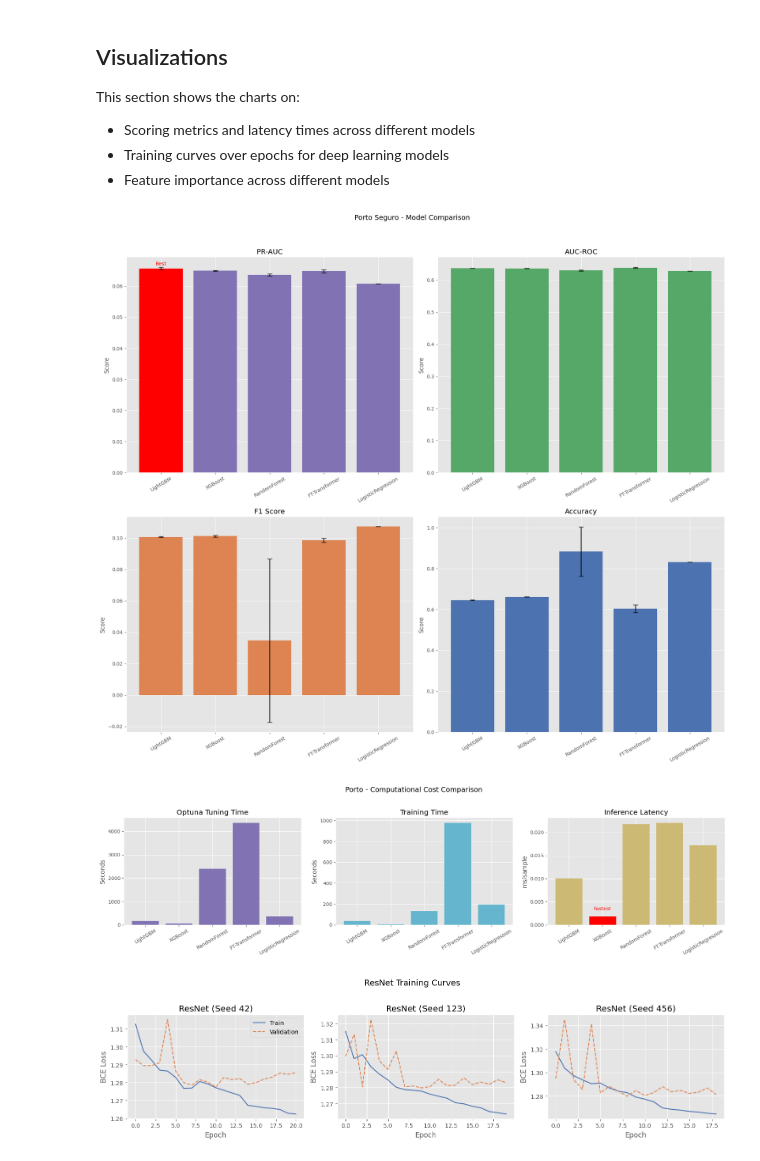
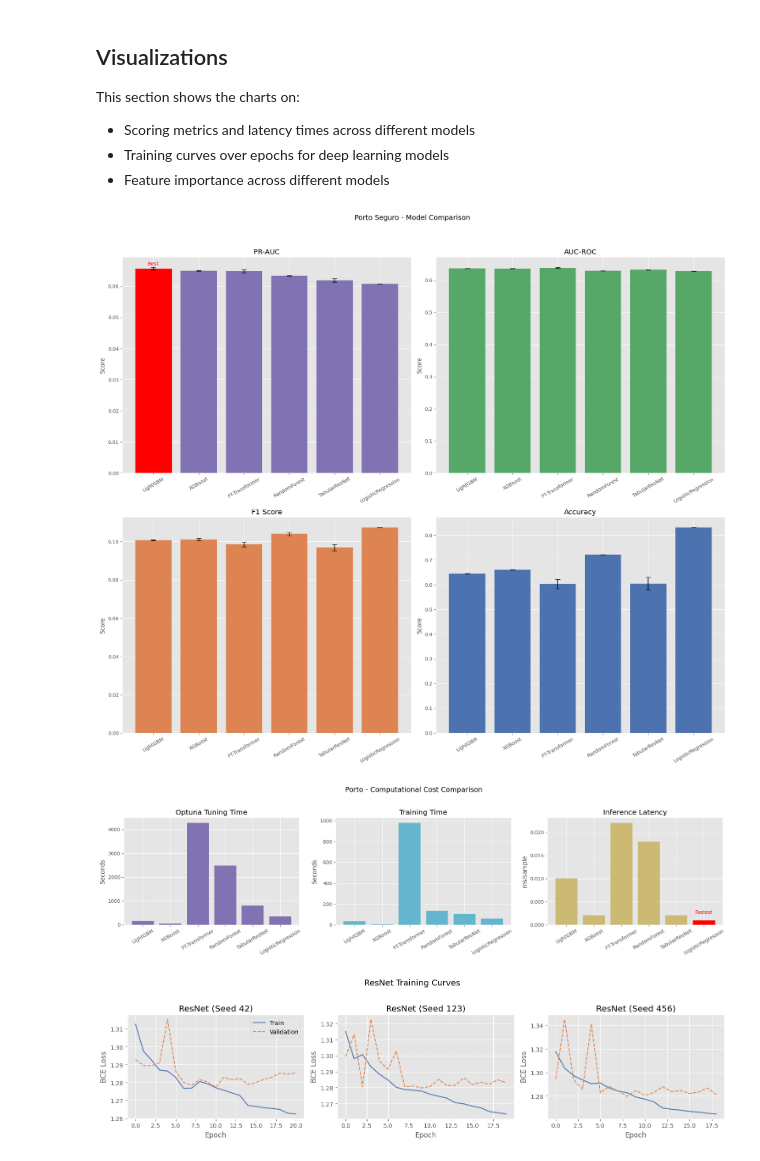
Before and after one commit to yongseng87/DSS5104-Assignment-2, a Jupyter notebook: dataset3_porto_seguro_goris.ipynb, the cells around one changed output. Drawn from its saved outputs; the diff is of its cells as text; code cells hidden in the pictures.

```diff
--- a/dataset3_porto_seguro_goris.ipynb
+++ b/dataset3_porto_seguro_goris.ipynb
@@ -1766,8 +1766,8 @@ This section shows the charts on:
 # %%
 # Plot settings
 methods = [
-    "LightGBM", "XGBoost", "RandomForest",
-    "FT-Transformer", "LogisticRegression", "ResNet"
+    "LightGBM", "XGBoost", "FT-Transformer",
+    "RandomForest", "TabularResNet", "LogisticRegression",
 ]
 
 plt.style.use("ggplot")
@@ -1848,7 +1848,9 @@ axes[1, 1].tick_params(axis="x", rotation=30)
 
 fig.suptitle("Porto Seguro - Model Comparison", fontsize=14)
 fig.tight_layout(rect=[0, 0, 1, 0.95])
+fig.savefig("dataset3_results/porto_model_comparison_results.png", dpi=300)
 plt.show()
+
 
 # Computational cost plot
 methods_time = [m for m in methods if m in df_time_summary["method"].values]
@@ -1886,35 +1888,36 @@ axes[1].tick_params(axis="x", rotation=30)
 
 # Inference latency
 bars_latency = axes[2].bar(
     df_time_plot["method"],
     df_time_plot["Latency (ms/sample)"],
     color=color_latency
 )
 axes[2].set_title("Inference Latency")
 axes[2].set_ylabel("ms/sample")
 axes[2].tick_params(axis="x", rotation=30)
 
 best_latency_idx = df_time_plot["Latency (ms/sample)"].idxmin()
 best_latency_pos = df_time_plot.index.get_loc(best_latency_idx)
 bars_latency[best_latency_pos].set_color("red")
 
 offset = 0.05 * df_time_plot["Latency (ms/sample)"].max()
 axes[2].text(
     best_latency_pos,
     df_time_plot.loc[best_latency_idx, "Latency (ms/sample)"] + offset,
     "Fastest",
     ha="center",
     va="bottom",
     color="red",
     fontsize=10
 )
 
 fig.suptitle("Porto - Computational Cost Comparison", fontsize=14)
 fig.tight_layout(rect=[0, 0, 1, 0.95])
+fig.savefig("dataset3_results/porto_model_comparison_time.png", dpi=300)
 plt.show()
 # %% [output]
-[figure, old version]
+[figure, new version]
-[figure, old version]
+[figure, new version]
 # %%
 plt.style.use("ggplot")
 
```
Also changed, not shown: parts of 21 cells of this notebook, 26 other files.
